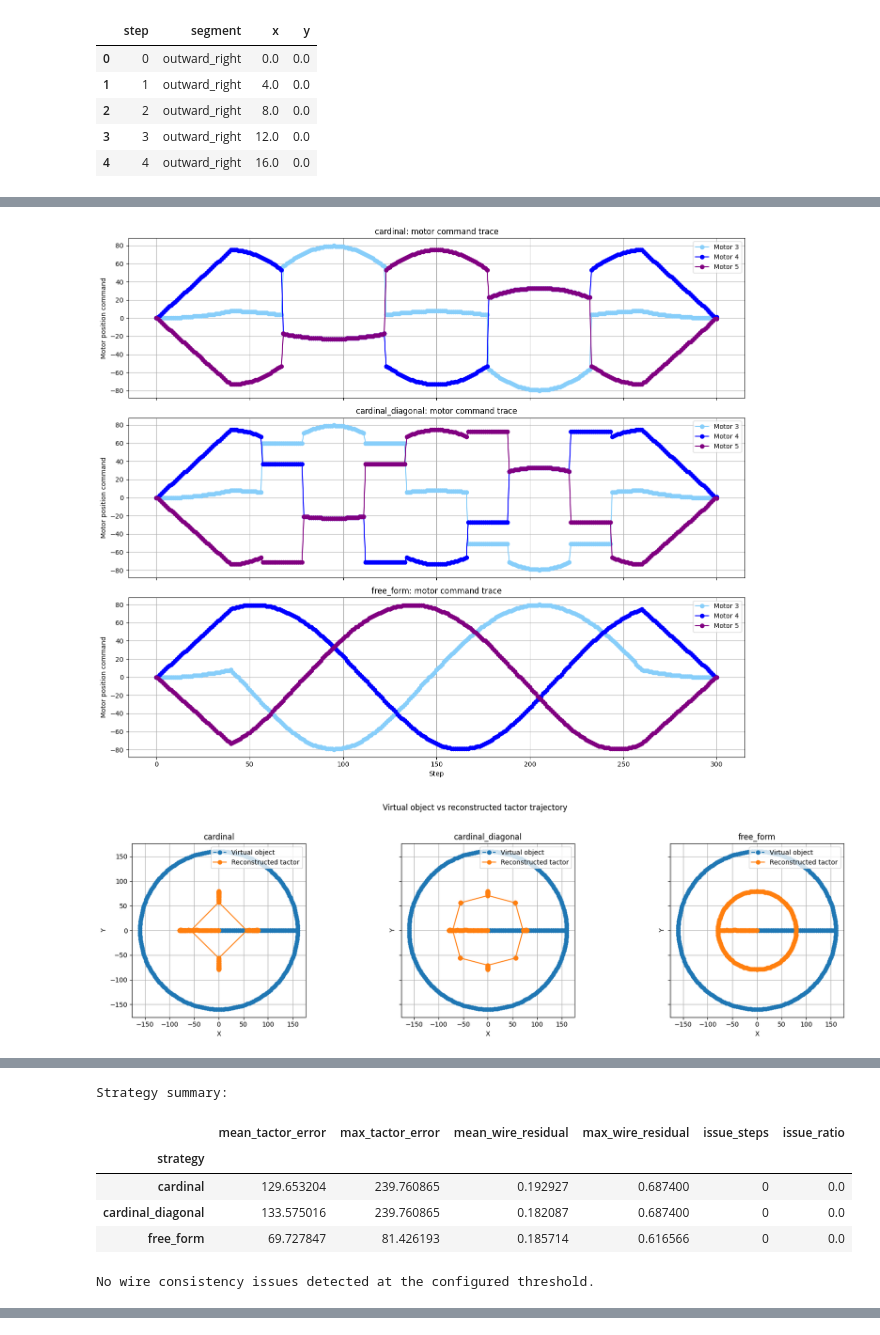
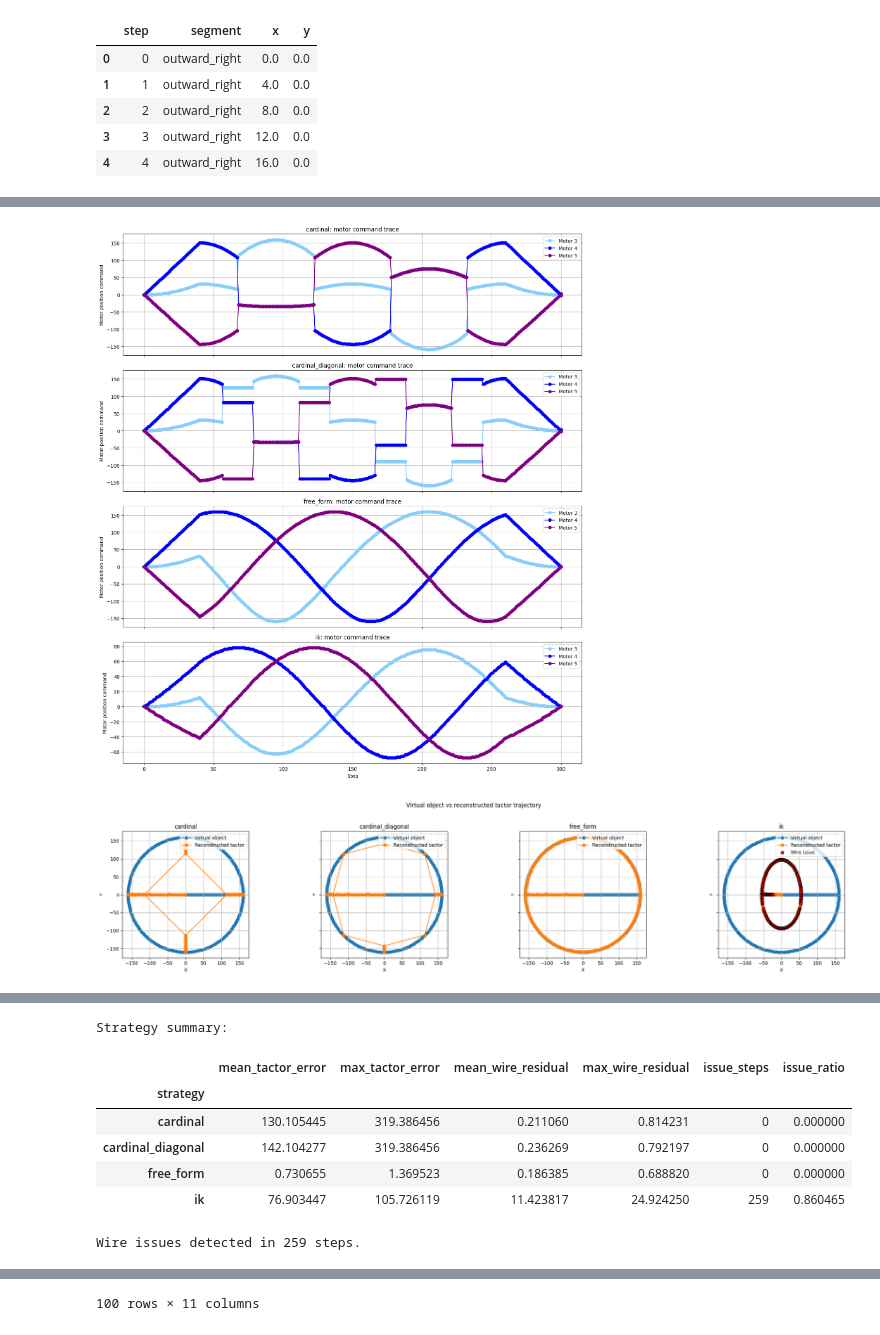
Before and after one commit to Elisheva-Shiri/Parallel_Heptics, a Jupyter notebook: analysis/movement_simulation.ipynb, the cells around one changed output, grey strips where cells are left out. Saved outputs shown, nothing was run; the diff lists cells and outputs as text; code cells hidden in the pictures.

Commit message:
Update movement simulation with ik movement strategy

```diff
--- a/analysis/movement_simulation.ipynb
+++ b/analysis/movement_simulation.ipynb
@@ -44,7 +55,7 @@ class SimulationConfig:
     diagonal_threshold: float = 0.5
     finger_id: FingerId = FingerId.INDEX
     hand_orientation: HandOrientation = HandOrientation.NOT_MIRRORED
-    stiffness_value_normalized = 0.5
+    stiffness_value_normalized = 1
 
     # Pattern controls
     outward_fraction_of_half_width: float = 0.5
@@ -383,6 +417,7 @@ strategies = [
     MovementStrategy.CARDINAL,
     MovementStrategy.CARDINAL_DIAGONAL,
     MovementStrategy.FREE_FORM,
+    MovementStrategy.IK,
 ]
 
 pattern_df = build_pattern_points(config)
@@ -460,12 +495,34 @@ def plot_tactor_paths(df: pd.DataFrame, sample_count: int | None) -> None:
         if sample_count:
             part = evenly_sample_steps(part, sample_count)
 
-        ax.plot(part['object_x'], part['object_y'], '--o', label='Virtual object')
-        ax.plot(part['tactor_x'], part['tactor_y'], '-o', label='Reconstructed tactor')
+        ax.plot(
+            part['object_x'],
+            part['object_y'],
+            '--o',
+            label='Virtual object',
+            zorder=1,
+        )
+        ax.plot(
+            part['tactor_x'],
+            part['tactor_y'],
+            '-o',
+            label='Reconstructed tactor',
+            zorder=2,
+        )
 
         issues = part[part['wire_issue']]
         if not issues.empty:
-            ax.scatter(issues['tactor_x'], issues['tactor_y'], c='red', s=18, label='Wire issue')
+            ax.scatter(
+                issues['tactor_x'],
+                issues['tactor_y'],
+                c='red',
+                s=42,
+                marker='o',
+                edgecolors='black',
+                linewidths=0.8,
+                label='Wire issue',
+                zorder=10,
+            )
 
         ax.set_title(f'{strategy_name}' + (f' ({len(part)} samples)' if sample_count else ''))
         ax.set_xlabel('X')
@@ -516,32 +573,32 @@ summary = (
         max_wire_residual=('wire_residual_rmse', 'max'),
         issue_steps=('wire_issue', 'sum'),
         issue_ratio=('wire_issue', 'mean'),
     )
     .sort_index()
 )
 
 print('Strategy summary:')
 display(summary)
 
 issues = all_results[all_results['wire_issue']].copy()
 if issues.empty:
     print('No wire consistency issues detected at the configured threshold.')
 else:
     print(f'Wire issues detected in {len(issues)} steps.')
     issue_cols = [
         'strategy',
         'step',
         'segment',
         'target_x',
         'target_y',
         'tactor_x',
         'tactor_y',
         'wire_too_tight',
         'wire_residual_rmse',
         'dominant_wire_motor_index',
         'dominant_wire_error',
     ]
     display(issues[issue_cols].head(100))
 # %% [output]
-[figure, old version]
+[figure, new version]
-[figure, old version]
+[figure, new version]
@@ -549,7 +606,8 @@ else:
 Strategy summary:
 |  | mean_tactor_error | max_tactor_error | mean_wire_residual | max_wire_residual | issue_steps | issue_ratio |
 | strategy |  |  |  |  |  |  |
-| cardinal | 129.653204 | 239.760865 | 0.192927 | 0.687400 | 0 | 0.0 |
-| cardinal_diagonal | 133.575016 | 239.760865 | 0.182087 | 0.687400 | 0 | 0.0 |
-| free_form | 69.727847 | 81.426193 | 0.185714 | 0.616566 | 0 | 0.0 |
+| cardinal | 130.105445 | 319.386456 | 0.211060 | 0.814231 | 0 | 0.000000 |
+| cardinal_diagonal | 142.104277 | 319.386456 | 0.236269 | 0.792197 | 0 | 0.000000 |
+| free_form | 0.730655 | 1.369523 | 0.186385 | 0.688820 | 0 | 0.000000 |
+| ik | 76.903447 | 105.726119 | 11.423817 | 24.924250 | 259 | 0.860465 |
-No wire consistency issues detected at the configured threshold.
+Wire issues detected in 259 steps.
@@ -556 +626,2 @@ No wire consistency issues detected at the configured threshold.
+100 rows × 11 columns
 # %% [markdown]
```
Also changed, not shown: parts of 6 cells of this notebook.
